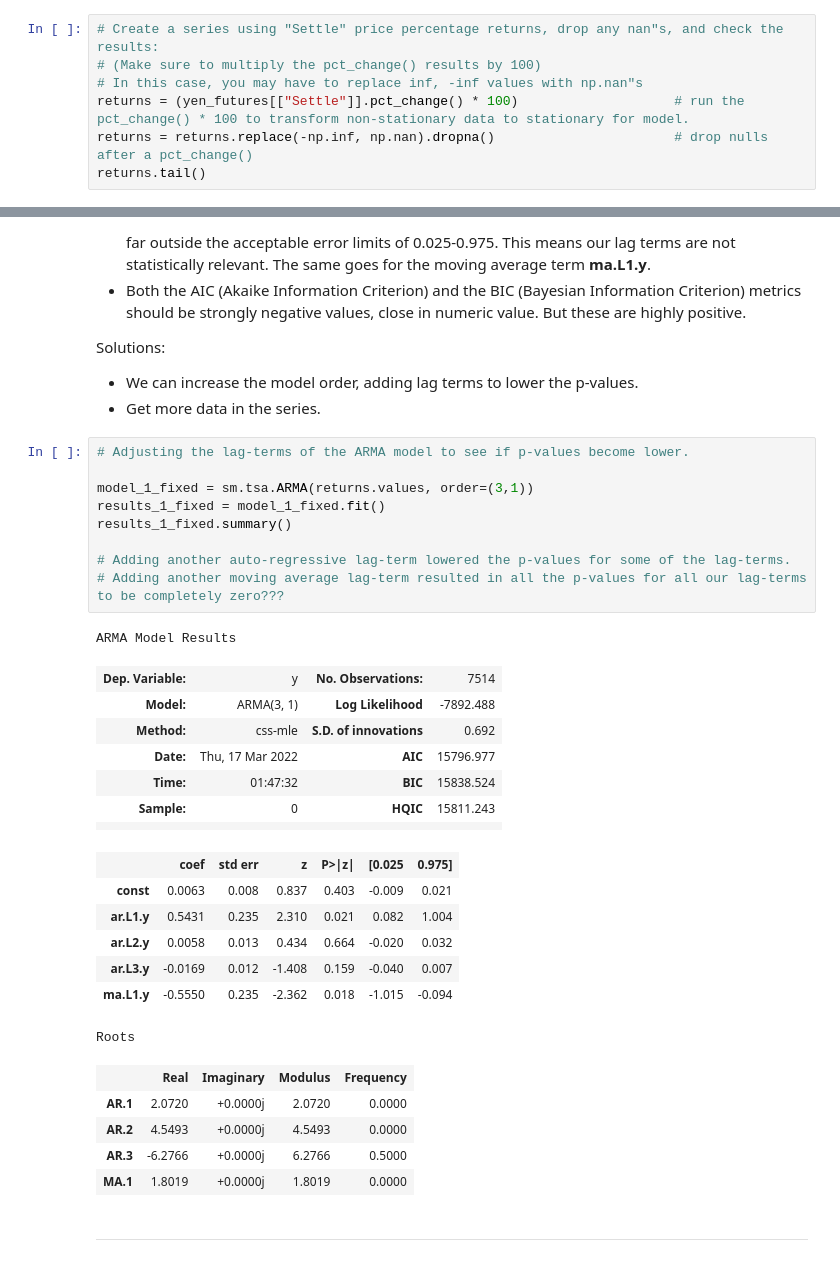
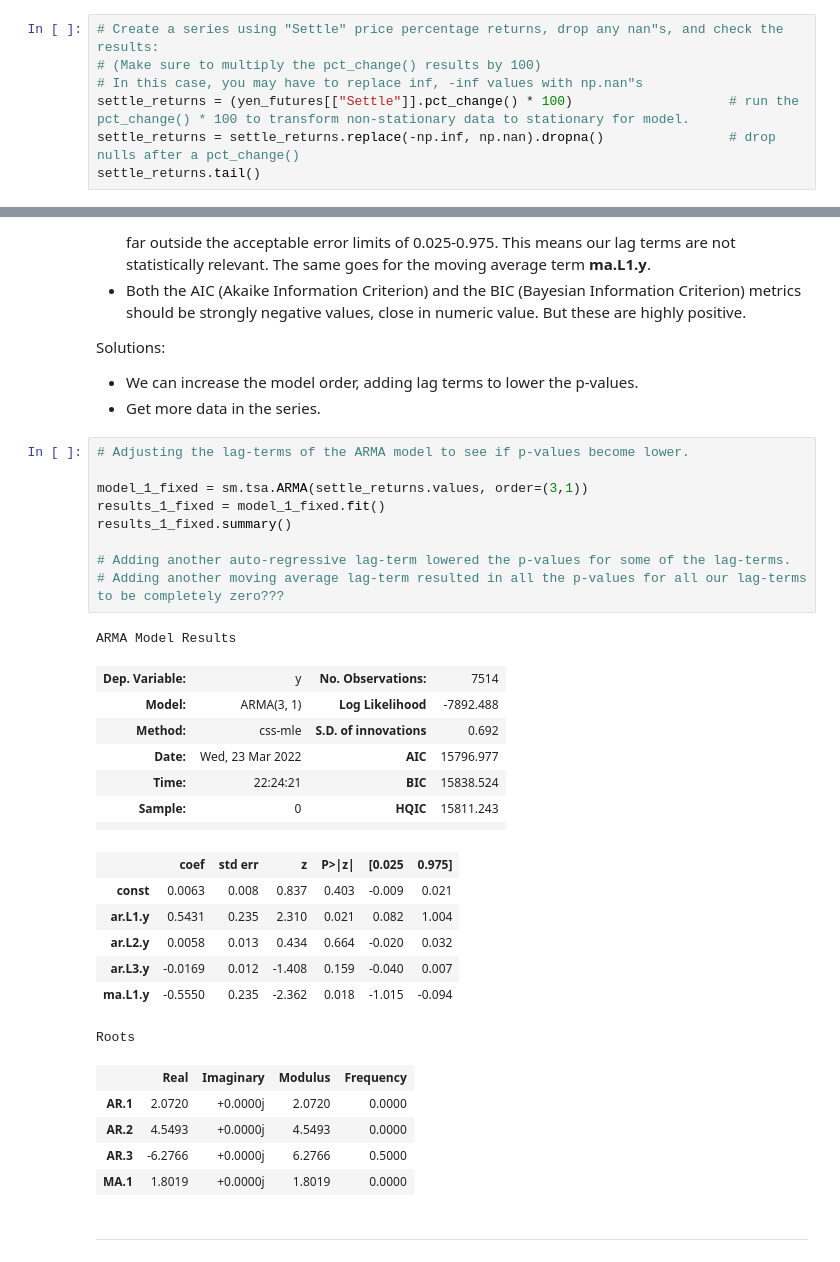
Before and after one commit to jbbees/Fintech_BC_21, a Jupyter notebook: 10_Time_Series_Yen_Futures/JAK_yen_time_series_analysis.ipynb, the cells around one changed output, grey strips where cells are left out. Saved outputs shown, nothing was run; the diff lists cells and outputs as text.

```diff
--- a/10_Time_Series_Yen_Futures/JAK_yen_time_series_analysis.ipynb
+++ b/10_Time_Series_Yen_Futures/JAK_yen_time_series_analysis.ipynb
@@ -108,9 +116,9 @@ Using futures Settle *Returns*, estimate an ARMA model
 # Create a series using "Settle" price percentage returns, drop any nan"s, and check the results:
 # (Make sure to multiply the pct_change() results by 100)
 # In this case, you may have to replace inf, -inf values with np.nan"s
-returns = (yen_futures[["Settle"]].pct_change() * 100)                    # run the pct_change() * 100 to transform non-stationary data to stationary for model.
-returns = returns.replace(-np.inf, np.nan).dropna()                       # drop nulls after a pct_change()
-returns.tail()
+settle_returns = (yen_futures[["Settle"]].pct_change() * 100)                    # run the pct_change() * 100 to transform non-stationary data to stationary for model.
+settle_returns = settle_returns.replace(-np.inf, np.nan).dropna()                # drop nulls after a pct_change()
+settle_returns.tail()
 # %% [output]
 |  | Settle |
 | Date |  |
@@ -182,19 +190,19 @@ Solutions:
 # %%
 # Adjusting the lag-terms of the ARMA model to see if p-values become lower.
 
-model_1_fixed = sm.tsa.ARMA(returns.values, order=(3,1))
+model_1_fixed = sm.tsa.ARMA(settle_returns.values, order=(3,1))
 results_1_fixed = model_1_fixed.fit()
 results_1_fixed.summary()
 
 # Adding another auto-regressive lag-term lowered the p-values for some of the lag-terms.
 # Adding another moving average lag-term resulted in all the p-values for all our lag-terms to be completely zero???
 # %% [output]
 ARMA Model Results
 | Dep. Variable: | y | No. Observations: | 7514 |
 | Model: | ARMA(3, 1) | Log Likelihood | -7892.488 |
 | Method: | css-mle | S.D. of innovations | 0.692 |
-| Date: | Thu, 17 Mar 2022 | AIC | 15796.977 |
-| Time: | 01:47:32 | BIC | 15838.524 |
+| Date: | Wed, 23 Mar 2022 | AIC | 15796.977 |
+| Time: | 22:24:21 | BIC | 15838.524 |
 | Sample: | 0 | HQIC | 15811.243 |
 |  |  |  |  |
 |  | coef | std err | z | P>|z| | [0.025 | 0.975] |
```
Also changed, not shown: parts of 10 cells of this notebook, 8 other files.
